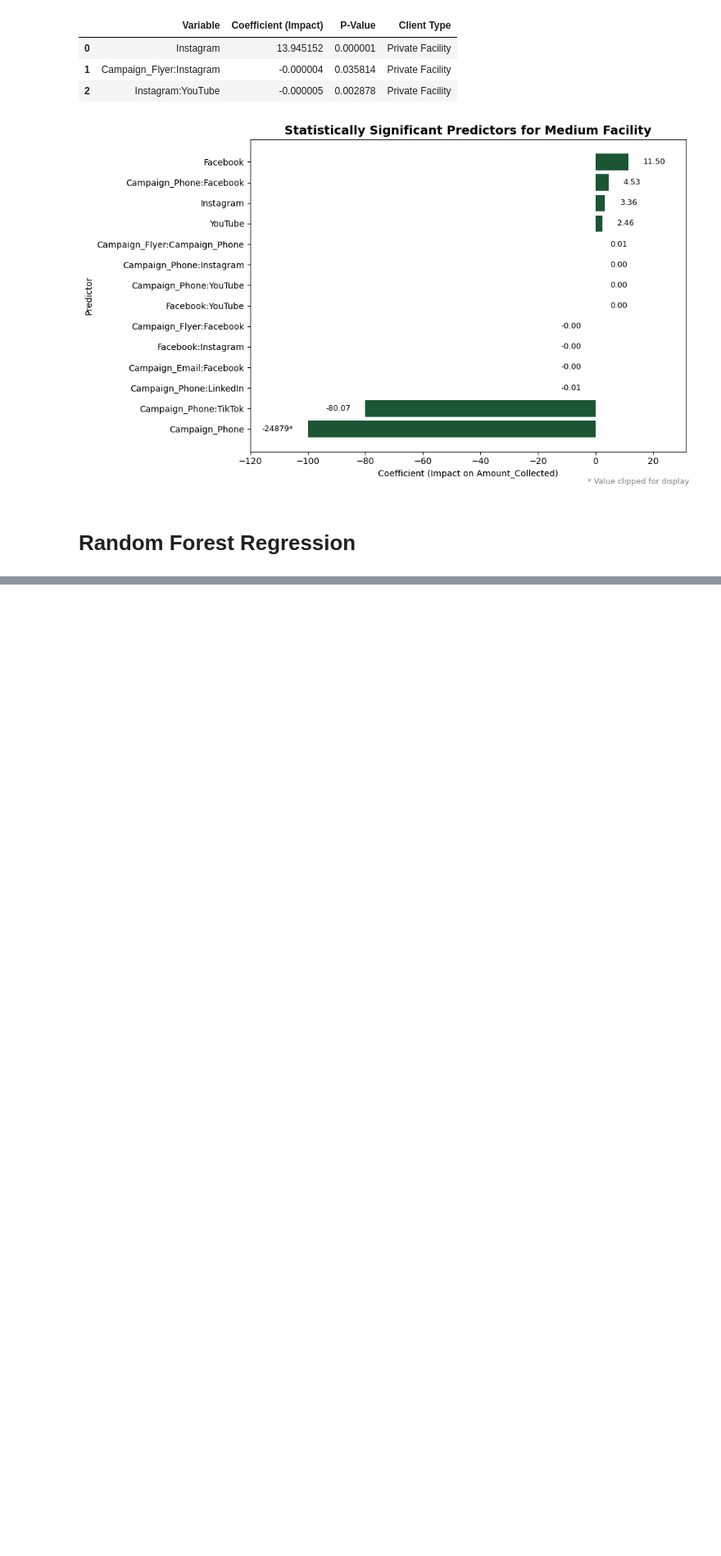
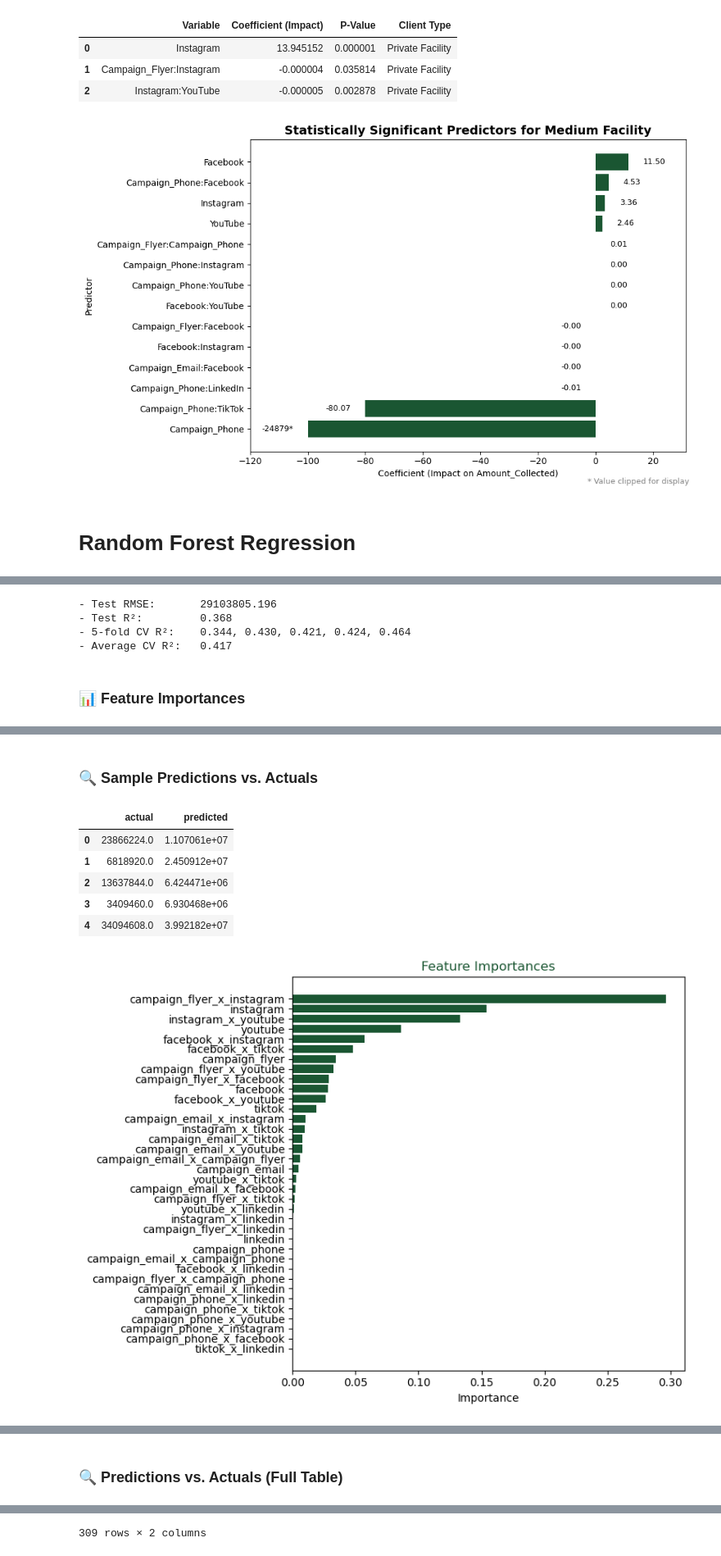
Before and after one commit to Asif-Rasool/MMM, a Jupyter notebook: main.ipynb, the cells around one changed output, grey strips where cells are left out. Shown at 82% size. Drawn from its saved outputs; the diff is of its cells as text; code cells hidden in the pictures; blank space fills up the shorter version.

```diff
--- a/main.ipynb
+++ b/main.ipynb
@@ -713,0 +765,55 @@ KeyError: "['Amount Collected', 'Client ID'] not found in axis"
+# %%
+# ── RESULTS DASHBOARD (Jupyter) ──
+
+import json
+import pandas as pd
+import matplotlib.pyplot as plt
+from IPython.display import Markdown, display
+
+# Southeastern brand green
+brand_green = "#1A5632"
+
+# 1) Load artifacts
+metrics = json.load(open("Outputs/rf_metrics.json"))
+fi      = pd.read_csv("Outputs/feature_importance.csv")
+preds   = pd.read_csv("Outputs/pred_vs_actual.csv")
+
+# 2) Show key metrics
+display(Markdown("## 🔑 Model Performance Metrics"))
+print(f"- Test RMSE:       {metrics['rmse']:.3f}")
+print(f"- Test R²:         {metrics['r2']:.3f}")
+print(f"- 5-fold CV R²:    {', '.join(f'{v:.3f}' for v in metrics['cv_scores'])}")
+print(f"- Average CV R²:   {metrics['avg_cv_r2']:.3f}")
+
+# 3) Show Feature Importances table (raw)
+display(Markdown("### 📊 Feature Importances"))
+display(fi)
+
+# 4) Show sample of Predictions vs. Actuals (raw)
+display(Markdown("### 🔍 Sample Predictions vs. Actuals"))
+display(preds.head())
+
+# 5) Plot Feature Importances in green
+plt.figure(figsize=(8,6))
+plt.barh(fi["feature"], fi["importance"], color=brand_green)
+plt.gca().invert_yaxis()
+plt.title("Feature Importances", color=brand_green)
+plt.xlabel("Importance")
+plt.tight_layout()
+plt.show()
+
+# 6) Plot Actual vs. Predicted in green
+plt.figure(figsize=(6,6))
+plt.scatter(preds["actual"], preds["predicted"], color=brand_green, alpha=0.6, edgecolor='k')
+mn, mx = preds[["actual","predicted"]].min().min(), preds[["actual","predicted"]].max().max()
+plt.plot([mn, mx], [mn, mx], linestyle="--", color=brand_green)
+plt.title("Actual vs. Predicted (Test Set)", color=brand_green)
+plt.xlabel("Actual")
+plt.ylabel("Predicted")
+plt.tight_layout()
+plt.show()
+
+# 7) Show full Predictions vs. Actuals table at the bottom
+display(Markdown("### 🔍 Predictions vs. Actuals (Full Table)"))
+display(preds)
+# %% [output]
@@ -713,0 +821,5 @@ KeyError: "['Amount Collected', 'Client ID'] not found in axis"
+- Test RMSE:       29103805.196
+- Test R²:         0.368
+- 5-fold CV R²:    0.344, 0.430, 0.421, 0.424, 0.464
+- Average CV R²:   0.417
+### 📊 Feature Importances
@@ -713,0 +843,8 @@ KeyError: "['Amount Collected', 'Client ID'] not found in axis"
+### 🔍 Sample Predictions vs. Actuals
+|  | actual | predicted |
+| 0 | 23866224.0 | 1.107061e+07 |
+| 1 | 6818920.0 | 2.450912e+07 |
+| 2 | 13637844.0 | 6.424471e+06 |
+| 3 | 3409460.0 | 6.930468e+06 |
+| 4 | 34094608.0 | 3.992182e+07 |
+[figure, added]
@@ -713,0 +852 @@ KeyError: "['Amount Collected', 'Client ID'] not found in axis"
+### 🔍 Predictions vs. Actuals (Full Table)
@@ -713,0 +865 @@ KeyError: "['Amount Collected', 'Client ID'] not found in axis"
+309 rows × 2 columns
```
Also changed, not shown: parts of 10 cells of this notebook, 38 other files.
